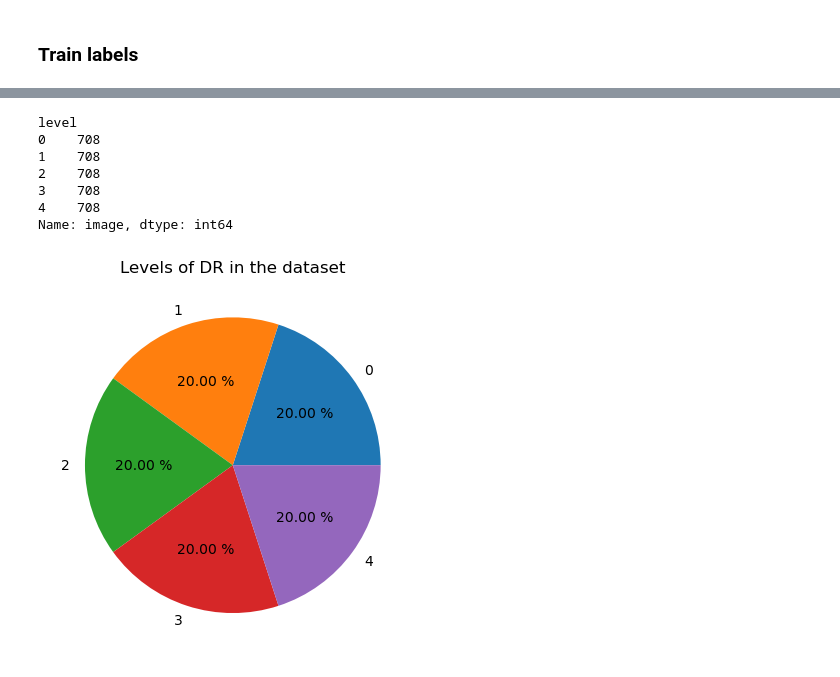
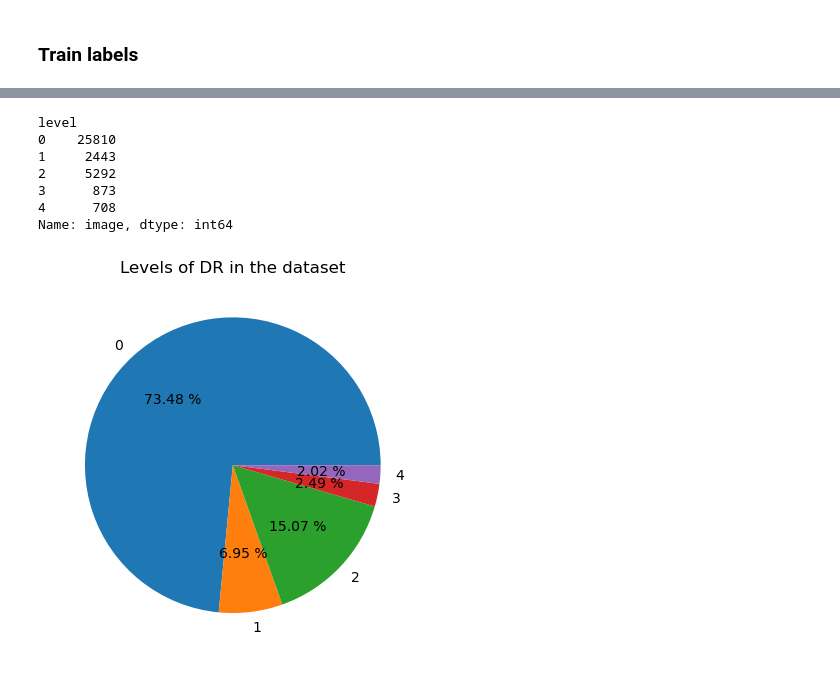
Before and after one commit to AlbertoRomanRamosRodriguez/Tesis-de-Grado, a Jupyter notebook: exploring-kaggle-dr.ipynb, the cells around one changed output, grey strips where cells are left out. Drawn from its saved outputs; the diff is of its cells as text; code cells hidden in the pictures.

```diff
--- a/exploring-kaggle-dr.ipynb
+++ b/exploring-kaggle-dr.ipynb
@@ -12,11 +12,11 @@ import pandas as pd
 import progressbar
 import os
 # %%
-DS_BASE_PATH = './Data/Raw/DrClassification/KaggleDrDetection'
+DS_BASE_PATH = './Data'
 
-IMG_PATH = os.path.sep.join([DS_BASE_PATH, 'resized_train','resized_train'])
-csv_path = os.path.sep.join([DS_BASE_PATH,'trainLabels_balanced.csv'])
+IMG_PATH = os.path.sep.join([DS_BASE_PATH, 'resized_train'])
+csv_path = os.path.sep.join([DS_BASE_PATH,'trainLabels.csv'])
 
 dataset = pd.read_csv(csv_path)
-dataset.head()
+dataset
 # %% [output]
@@ -29,5 +35,0 @@ dataset.head()
-# %%
-dataset.dropna(axis=1, inplace=True)
-display(dataset.columns)
-dataset.drop(columns='index', inplace=True)
-dataset.head()
@@ -42,15 +36,15 @@ Index(['index', 'image', 'level'], dtype='object')
 # %%
 display(dataset.groupby('level')['image'].count())
-
-plt.pie([dataset.loc[dataset['level'] == n].count()[0] for n in range(5)], labels = range(5), autopct='%.2f %%')
+classes = 5
+plt.pie([dataset.loc[dataset['level'] == n].count()[0] for n in range(classes)], labels = range(classes), autopct='%.2f %%')
 plt.title("Levels of DR in the dataset")
 plt.show()
 # %% [output]
 level
-0    708
-1    708
-2    708
-3    708
-4    708
+0    25810
+1     2443
+2     5292
+3      873
+4      708
 Name: image, dtype: int64
-[figure, old version]
+[figure, new version]
```
Also changed, not shown: parts of 10 cells of this notebook.
